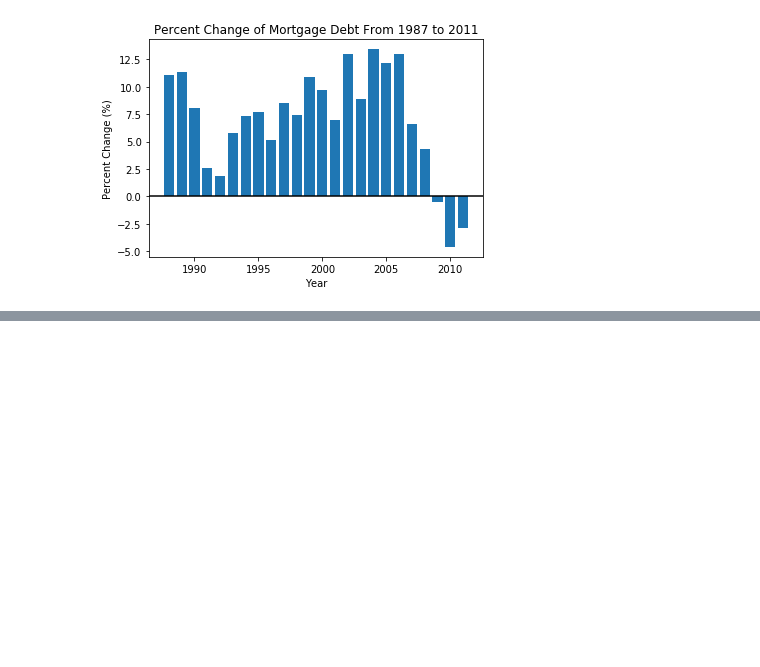
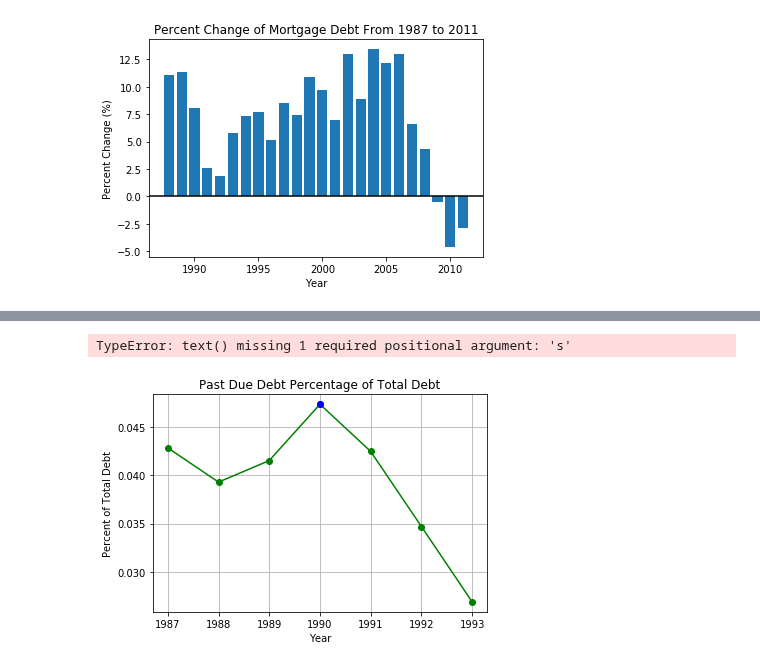
Before and after one commit to brownal05/project1, a Jupyter notebook: notebooks/Alex2.ipynb, the cells around one changed output, grey strips where cells are left out. Saved outputs shown, nothing was run; the diff lists cells and outputs as text; code cells hidden in the pictures; blank space fills up the shorter version.

```diff
--- a/notebooks/Alex2.ipynb
+++ b/notebooks/Alex2.ipynb
@@ -389,0 +411,36 @@ plt.show()
+# %%
+first_rec['Ratio Past Due to Total Loans'] = first_rec['Total Past Due'] / first_rec['Total Loans']
+second_rec['Ratio Past Due to Total Loans'] = second_rec['Total Past Due'] / second_rec['Total Loans']
+third_rec['Ratio Past Due to Total Loans'] = third_rec['Total Past Due'] / third_rec['Total Loans']
+# %%
+def per_of_tot(input_df):
+    plt.plot(input_df['Year'], input_df['Ratio Past Due to Total Loans'],
+             color='green', marker='o', linestyle='solid')
+    plt.plot(input_df['Year'][3], input_df['Ratio Past Due to Total Loans'][3],
+             color='blue', marker='o', linestyle='solid')
+    plt.grid()
+    plt.title(f"Past Due Debt Percentage of Total Debt")
+    plt.xlabel('Year')
+    plt.ylabel('Percent of Total Debt')
+    plt.figtext(0.5, -0.03,  wrap=True, horizontalalignment='center', fontsize=10)
+    plt.savefig(f'../graphs/per_delta_bar_{column_name}.png')
+    plt.show()
+# %%
+def per_of_tot_bar(input_df):
+    plt.bar(input_df['Year'], input_df['Ratio Past Due to Total Loans'],
+             color='green')
+    plt.grid()
+    plt.title(f"Past Due Debt Percentage of Total Debt")
+    plt.xlabel('Year')
+    plt.ylabel('Percent of Total Debt')
+    plt.figtext(0.5, -0.03, wrap=True, horizontalalignment='center', fontsize=10)
+    plt.savefig(f'../graphs/per_delta_bar_{column_name}.png')
+    plt.show()
+# %%
+list_of_df = [first_rec, second_rec, third_rec]
+for dataframe in list_of_df:
+    per_of_tot(dataframe)
+    per_of_tot_bar(dataframe)
+# %% [output]
+TypeError: text() missing 1 required positional argument: 's'
+[figure, added]
```
Also changed, not shown: parts of 21 cells of this notebook, 6 other files.
